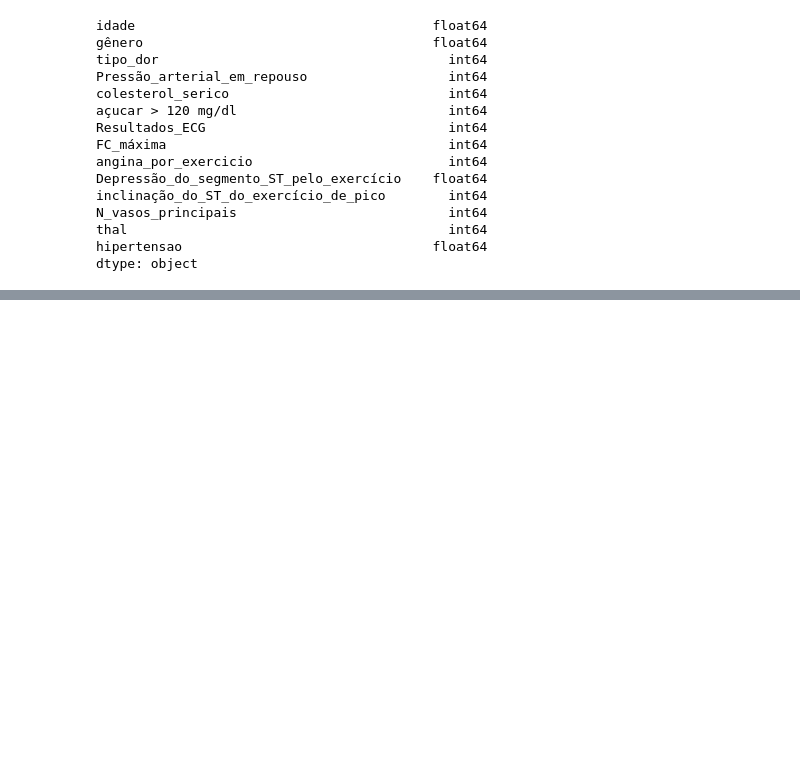
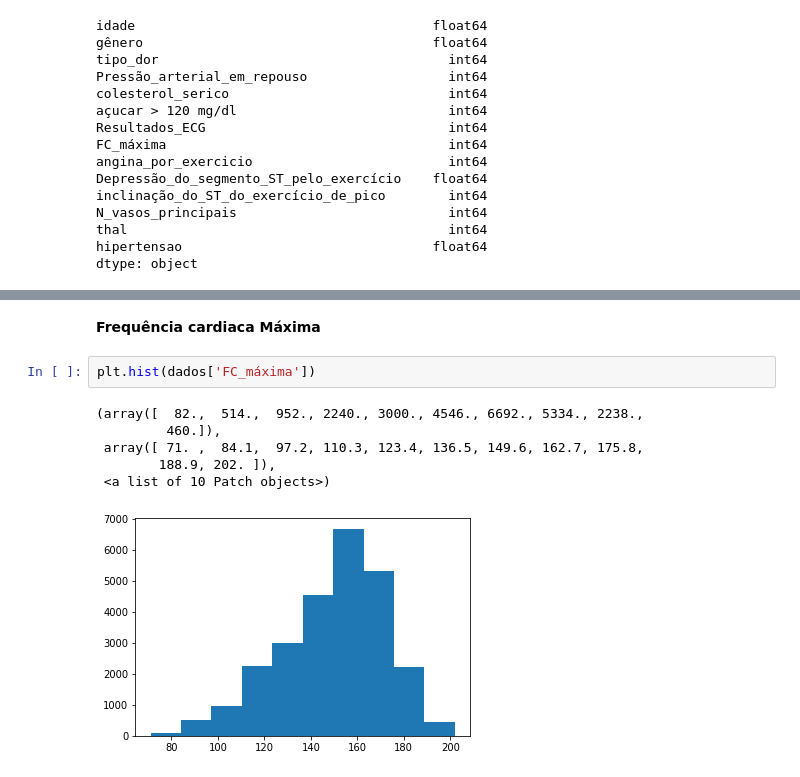
Before and after one commit to luisahamon/Hipertens-o, a Jupyter notebook: Hipertensão.ipynb, the cells around one changed output, grey strips where cells are left out. Cells and saved outputs as stored; diff of their text form; blank space fills up the shorter version.

```diff
--- a/Hipertensão.ipynb
+++ b/Hipertensão.ipynb
@@ -177,0 +185,11 @@ KeyError: ignored
+# %% [markdown]
+**Frequência cardiaca Máxima**
+# %%
+plt.hist(dados['FC_máxima'])
+# %% [output]
+(array([  82.,  514.,  952., 2240., 3000., 4546., 6692., 5334., 2238.,
+         460.]),
+ array([ 71. ,  84.1,  97.2, 110.3, 123.4, 136.5, 149.6, 162.7, 175.8,
+        188.9, 202. ]),
+ <a list of 10 Patch objects>)
+[figure, added]
```
Also changed, not shown: parts of 24 cells of this notebook.
